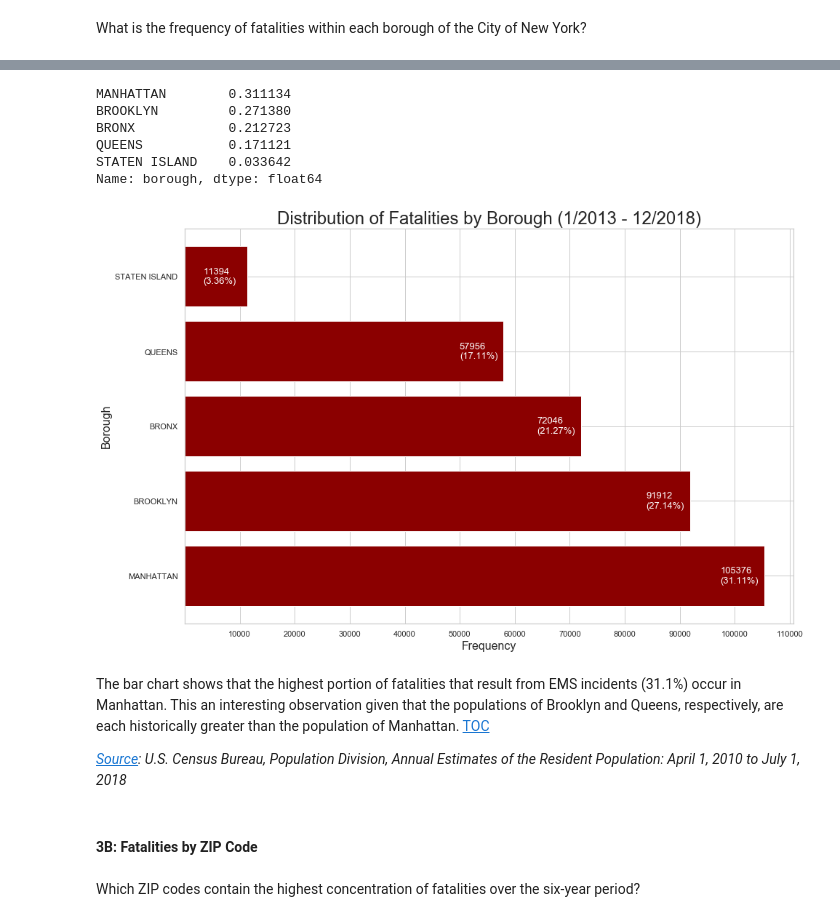
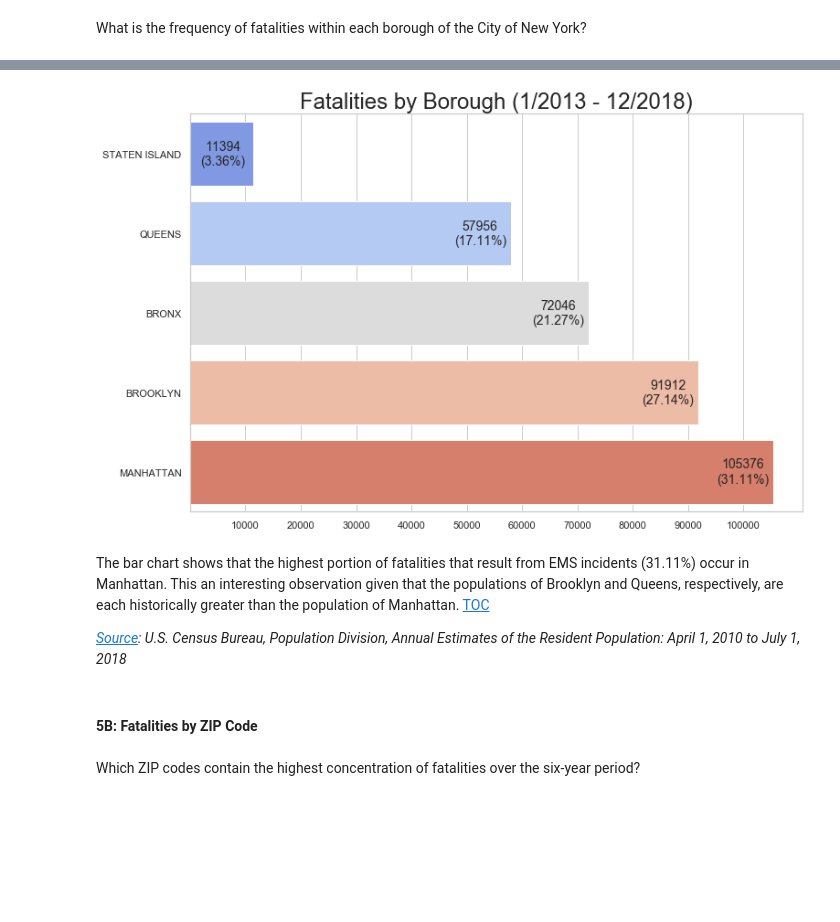
Before and after one commit to JD-Williams/Springboard, a Jupyter notebook: Capstones/Capstone 1/code/CP1-02_EDA.ipynb, the cells around one changed output, grey strips where cells are left out. Saved outputs shown, nothing was run; the diff lists cells and outputs as text; code cells hidden in the pictures; blank space fills up the shorter version.

Commit message:
Updated visualizations

```diff
--- a/Capstones/Capstone 1/code/CP1-02_EDA.ipynb
+++ b/Capstones/Capstone 1/code/CP1-02_EDA.ipynb
@@ -353,4 +306,5 @@ In which month of the year does the highest frequency of fatalities occur?
 # %%
 # Subset all fatalities by month
-death_by_month = fatalities[['fatality']].groupby(fatalities.index.month).sum()
-#death_by_month
+fate_mnth = fatalities[['fatality']].groupby(fatalities.index.month).sum()
+fate_mnth.index = [calendar.month_abbr[i] for i in list(fate_mnth.index)] # format index
+#fate_mnth
@@ -521,0 +624,4 @@ According to the plot above, the highest number of fatalities across the six yea
+# %%
+fate_type = fatalities[['fatality']].groupby(fatalities.final_call_type).sum().sort_values(by='fatality',ascending=True)
+fatal_five = fate_type.tail()
+fatal_five # top five call types that result in fatality
@@ -528,4 +698,7 @@ According to the plot above, the highest number of fatalities across the six yea
 What is the frequency of fatalities within each borough of the City of New York?
 # %%
 # Subset all fatalities by borough
-deaths_by_borough = fatalities[['fatality']].groupby(fatalities.borough).sum().sort_values(by='fatality',ascending=False).head()
+fate_brgh = fatalities[['fatality']].groupby(fatalities.borough).sum().sort_values(by='fatality',ascending=True)
+fate_brgh.index = fate_brgh.index.astype(object)
+fate_brgh.drop(index='UNKNOWN',inplace=True)
+#fate_brgh
@@ -542,45 +705,35 @@ deaths_by_borough
-# %%
-# Total Percentage of Fatalities by Borough (2013-2018)
-df[(df.fatality==True) & (df.borough!='UNKNOWN')].borough.value_counts(normalize=True).head()
-# %% [output]
-MANHATTAN        0.311134
-BROOKLYN         0.271380
-BRONX            0.212723
-QUEENS           0.171121
-STATEN ISLAND    0.033642
-Name: borough, dtype: float64
 # %%
 # Create plot, title, and axes labels
-fig2A, ax2A = plt.subplots(figsize=(15,10))
-ax2A.barh(deaths_by_borough.index,
-         deaths_by_borough.fatality,
-         color='#8b0000')
-
-ax2A.set_title('Distribution of Fatalities by Borough (1/2013 - 12/2018)',size=24)
-ax2A.set_xlabel('Frequency',size=16)
-ax2A.set_xticks([10000*i for i in range(1,12)])
-ax2A.set_ylabel('Borough',size=16)
+fig5A, ax5A = plt.subplots(figsize=(12,8))
+ax5A = sb.barplot(y=fate_brgh.index,
+                  x='fatality',
+                  data=fate_brgh.sort_values(by='fatality',ascending=True),
+                  palette='coolwarm')
+ax5A.set_title('Fatalities by Borough (1/2013 - 12/2018)',size=24)
+ax5A.set_xlabel('',size=16)
+ax5A.set_xticks([10000*i for i in range(1,11)])
+ax5A.set_ylabel('',size=16)
 
 # Create data labels
-total = sum([i.get_width() for i in ax2A.patches])
-for i in ax2A.patches:
-    ax2A.text(i.get_width()-8000,
-             i.get_y()+0.3,
+total = sum([i.get_width() for i in ax5A.patches])
+for i in ax5A.patches:
+    ax5A.text(i.get_width()-5500,
+             i.get_y()+0.4,
              str(int(i.get_width()))+'\n('+str(round(i.get_width()/total*100,2))+'%)',
-             fontsize=13,color='white')
+             fontsize=14,ha='center',va='center')
 
-#plt.savefig('../graphics/CP1-02_fig03A.png') # Export plot to PNG file
+#plt.savefig('../graphics/CP1-02_fig05A.png') # Export plot to PNG file
 plt.show()
 # %% [output]
-[figure, old version]
+[figure, new version]
 # %% [markdown]
-The bar chart shows that the highest portion of fatalities that result from EMS incidents (31.1%) occur in Manhattan. This an interesting observation given that the populations of Brooklyn and Queens, respectively, are each historically greater than the population of Manhattan. [TOC](#TOC)
+The bar chart shows that the highest portion of fatalities that result from EMS incidents (31.11%) occur in Manhattan. This an interesting observation given that the populations of Brooklyn and Queens, respectively, are each historically greater than the population of Manhattan. [TOC](#TOC)
 
 *[Source](https://www.census.gov/data/tables/time-series/demo/popest/2010s-national-total.html): U.S. Census Bureau, Population Division,
         Annual Estimates of the Resident Population: April 1, 2010 to July 1, 2018*
 # %% [markdown]
-<a id='Sec03B'></a>
-#### 3B: Fatalities by ZIP Code
+<a id='Sec05B'></a>
+#### 5B: Fatalities by ZIP Code
 # %% [markdown]
 Which ZIP codes contain the highest concentration of fatalities over the six-year period?
 # %%
```
Also changed, not shown: parts of 137 cells of this notebook.
